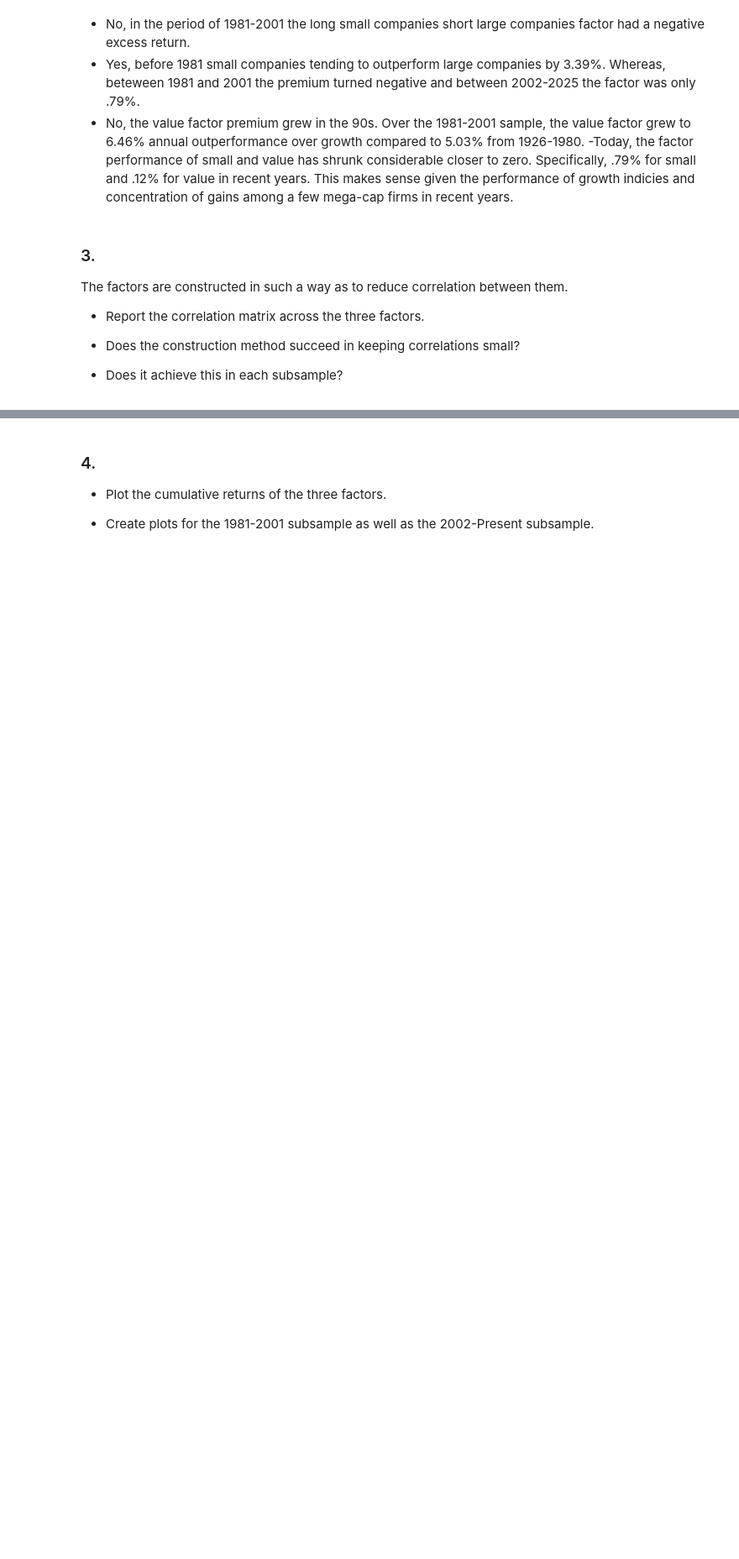
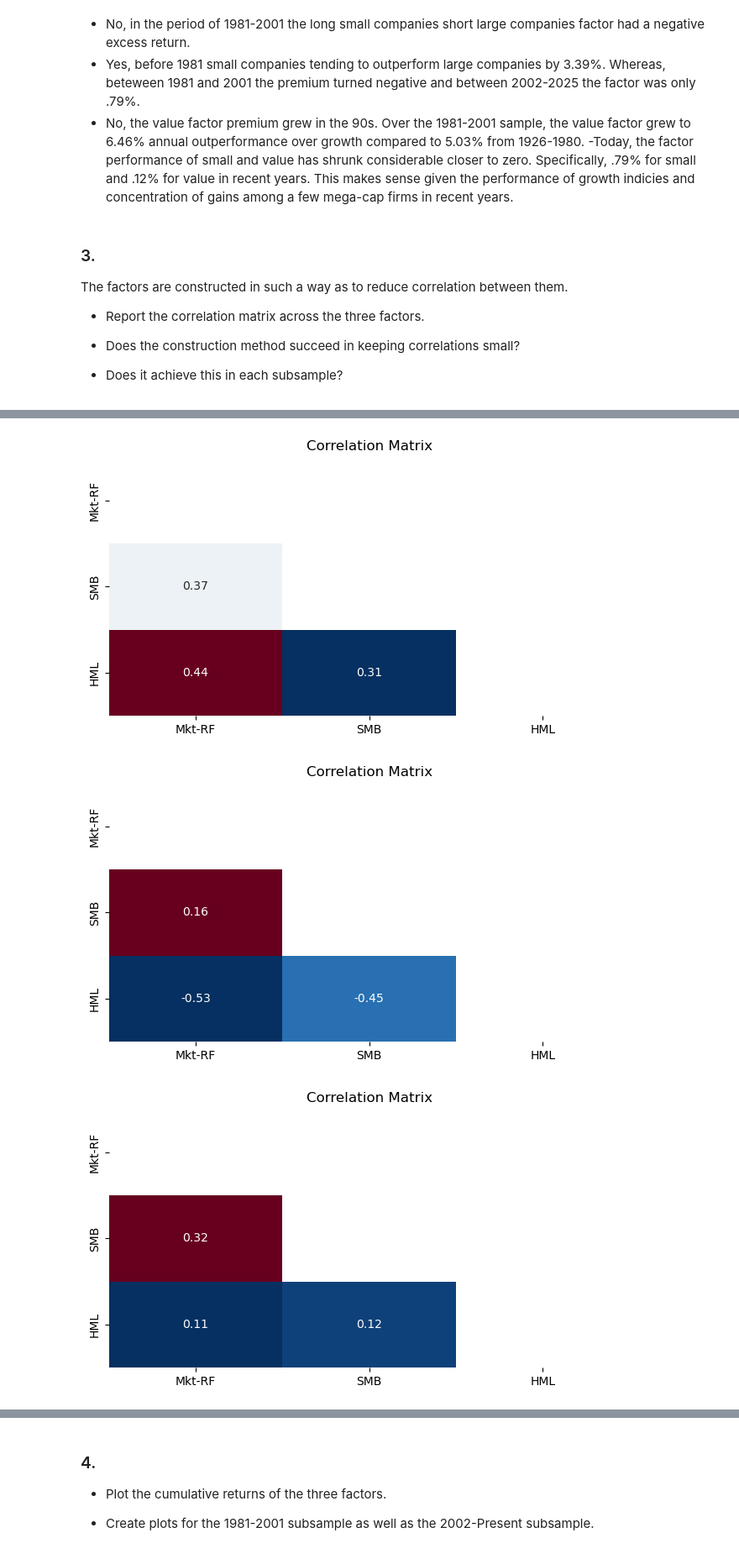
Before and after one commit to amclaugh26/PortfolioHomeworkGroupB, a Jupyter notebook: assignment_4/C.4.0. DFA and Factor Investing.ipynb, the cells around one changed output, grey strips where cells are left out. Shown at 84% size. Saved outputs shown, nothing was run; the diff lists cells and outputs as text; code cells hidden in the pictures; blank space fills up the shorter version.

```diff
--- a/assignment_4/C.4.0. DFA and Factor Investing.ipynb
+++ b/assignment_4/C.4.0. DFA and Factor Investing.ipynb
@@ -160,0 +169,10 @@ The factors are constructed in such a way as to reduce correlation between them.
+# %%
+#feel free to make this prettier
+#plot 3 correlation matrices side by side
+plot_correlation_matrix(factors_1980)
+plot_correlation_matrix(factors_1981_2001)
+plot_correlation_matrix(factors_2002_2025)
+# %% [output]
+[figure, added]
+[figure, added]
+[figure, added]
```
Also changed, not shown: parts of 6 cells of this notebook.
